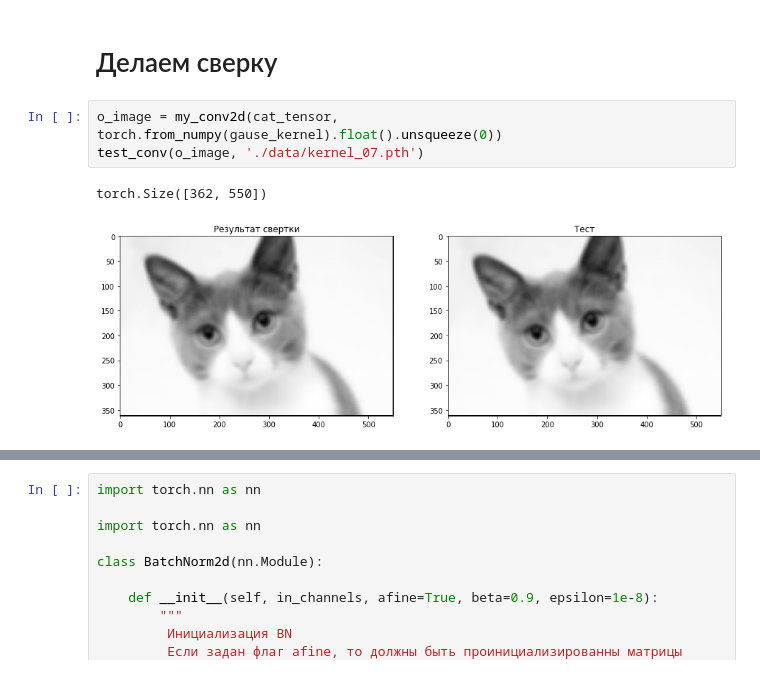
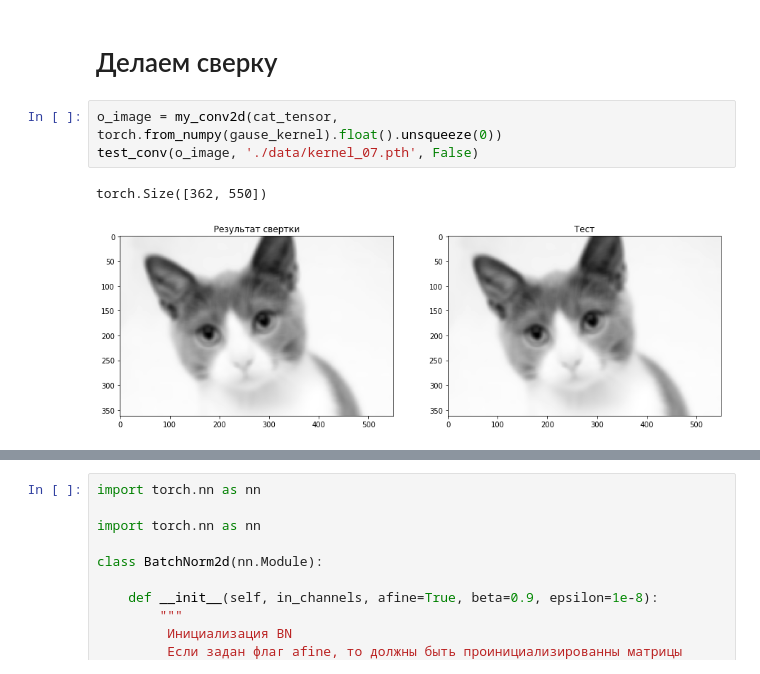
Before and after one commit to LukaOo/nbs, a Jupyter notebook: 02/MFTI_2019_hw_03_student.ipynb, the cells around one changed output, grey strips where cells are left out. Drawn from its saved outputs; the diff is of its cells as text.

Commit message:
Update kernel tests and notebook

```diff
--- a/02/MFTI_2019_hw_03_student.ipynb
+++ b/02/MFTI_2019_hw_03_student.ipynb
@@ -268,10 +268,10 @@ plt.imshow(gause_kernel, interpolation='none', cmap=plt.get_cmap('gray'))
 # Делаем сверку
 # %%
 o_image = my_conv2d(cat_tensor, torch.from_numpy(gause_kernel).float().unsqueeze(0))
-test_conv(o_image, './data/kernel_07.pth')
+test_conv(o_image, './data/kernel_07.pth', False)
 # %% [output]
 torch.Size([362, 550])
-[figure, old version]
+[figure, new version]
 # %% [markdown]
 # Написать модуль батч нормализации для картинок
 <img src="./imgs/37.png" width=400>
```
Also changed, not shown: parts of 2 cells of this notebook, 4 other files.
